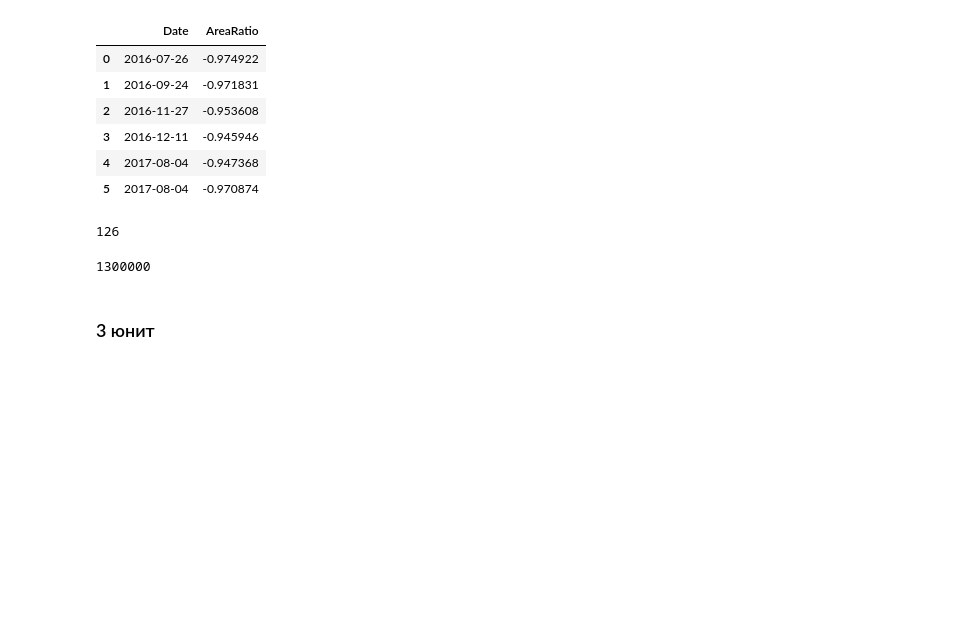
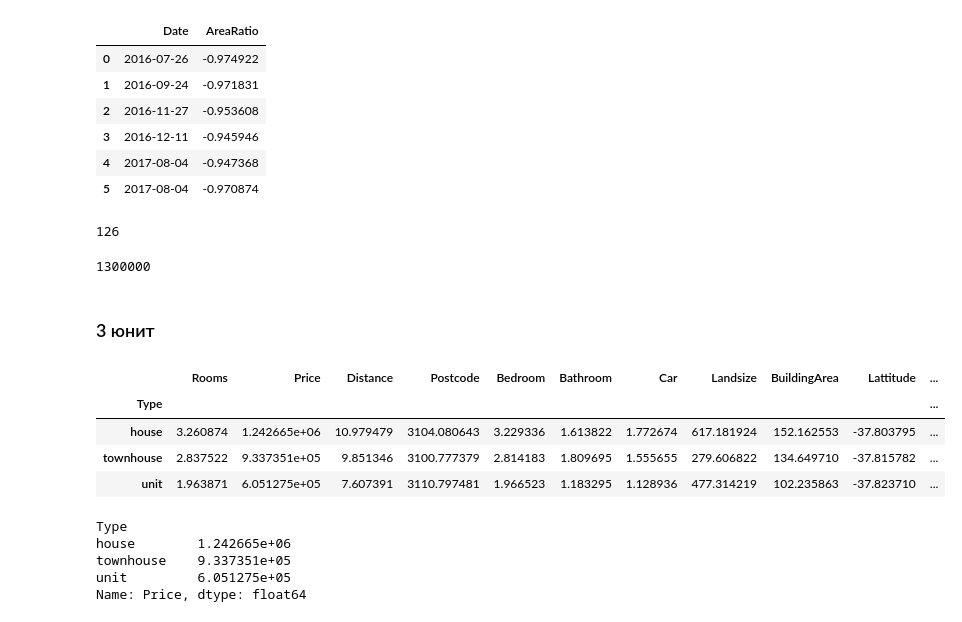
Before and after one commit to thetitorenko/sf_dspr_code, a Jupyter notebook: 01-block/05-python_12/05-python_12.ipynb, the cells around one changed output. Saved outputs shown, nothing was run; the diff lists cells and outputs as text; code cells hidden in the pictures; blank space fills up the shorter version.

```diff
--- a/01-block/05-python_12/05-python_12.ipynb
+++ b/01-block/05-python_12/05-python_12.ipynb
@@ -174,3 +180,23 @@ round(df_sorted.loc[18, 'Price'])
 1300000
 # %% [markdown]
 ### 3 юнит
+# %%
+# Сделаем группировку по столбцу Type и
+# посчитаем средние значения для всех числовых столбцов
+melb_df.groupby(by='Type').mean(numeric_only=True)
+# %% [output]
+|  | Rooms | Price | Distance | Postcode | Bedroom | Bathroom | Car | Landsize | BuildingArea | Lattitude | ... |
+| Type |  |  |  |  |  |  |  |  |  |  | ... |
+| house | 3.260874 | 1.242665e+06 | 10.979479 | 3104.080643 | 3.229336 | 1.613822 | 1.772674 | 617.181924 | 152.162553 | -37.803795 | ... |
+| townhouse | 2.837522 | 9.337351e+05 | 9.851346 | 3100.777379 | 2.814183 | 1.809695 | 1.555655 | 279.606822 | 134.649710 | -37.815782 | ... |
+| unit | 1.963871 | 6.051275e+05 | 7.607391 | 3110.797481 | 1.966523 | 1.183295 | 1.128936 | 477.314219 | 102.235863 | -37.823710 | ... |
+# %%
+# Применим агрегирующую функцию и выведем среднюю цену
+# для каждого типа недвижимости
+melb_df.groupby(by='Type')['Price'].mean()
+# %% [output]
+Type
+house        1.242665e+06
+townhouse    9.337351e+05
+unit         6.051275e+05
+Name: Price, dtype: float64
```
Also changed, not shown: parts of 8 cells of this notebook.
